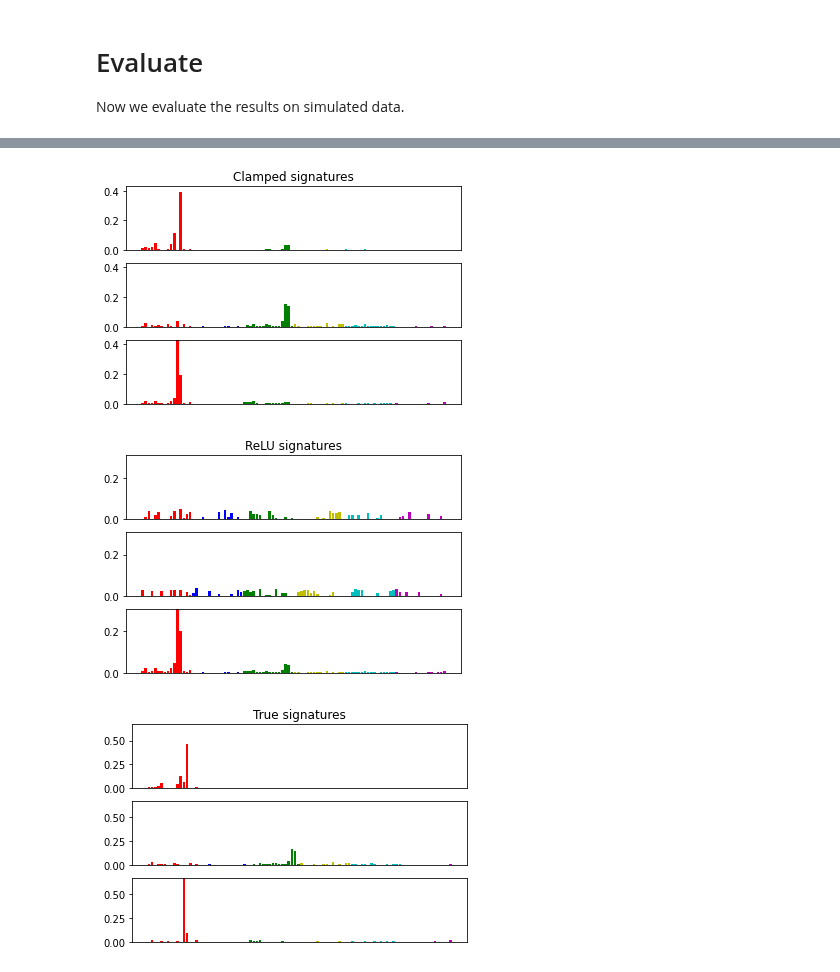
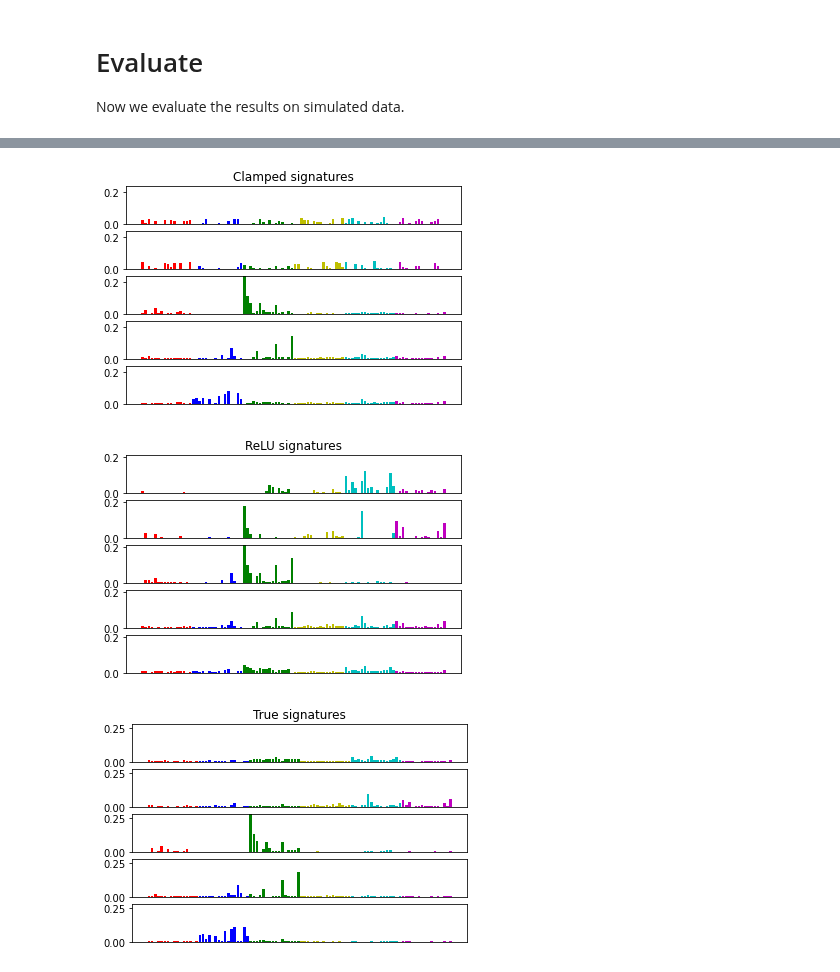
Before and after one commit to CLINDA-AAU/AAUtoSig, a Jupyter notebook: clamp_vs_relu.ipynb, the cells around one changed output, grey strips where cells are left out. Cells and saved outputs as stored; diff of their text form; code cells hidden in the pictures.

```diff
--- a/clamp_vs_relu.ipynb
+++ b/clamp_vs_relu.ipynb
@@ -166,0 +79,16 @@ perm_relu = cosine_HA(sigs_relu.T, S.T)[1]
+# %%
+cosine_clamp, perm_clamp = cosine_HA(sigs_clamp.T, S.T)
+cosine_relu, perm_relu = cosine_HA(sigs_relu.T, S.T)
+print("cosine values for clamped:")
+print(cosine_clamp.diagonal())
+print(np.mean(cosine_clamp.diagonal()))
+
+print("cosine values for relu:")
+print(cosine_relu.diagonal())
+print(np.mean(cosine_relu.diagonal()))
+
+cosine = cosine_HA(sigs_relu.T, sigs_clamp.T)[0].diagonal()
+
+print("cosine values between methods:")
+print(cosine)
+print(np.mean(cosine))
@@ -167,8 +105,8 @@ perm_relu = cosine_HA(sigs_relu.T, S.T)[1]
 # %%
-plotsigs(trinucleotide, sigs_clamp[perm_clamp].to_numpy(), 3, "Clamped signatures")
-plotsigs(trinucleotide, sigs_relu[perm_relu].to_numpy(), 3, "ReLU signatures")
-plotsigs(trinucleotide, S.to_numpy(), 3, "True signatures")
+plotsigs(trinucleotide, sigs_clamp[perm_clamp].to_numpy(), 5, "Clamped signatures")
+plotsigs(trinucleotide, sigs_relu[perm_relu].to_numpy(), 5, "ReLU signatures")
+plotsigs(trinucleotide, S.to_numpy(), 5, "True signatures")
 # %% [output]
-[figure, old version]
+[figure, new version]
-[figure, old version]
+[figure, new version]
-[figure, old version]
+[figure, new version]
```
Also changed, not shown: parts of 6 cells of this notebook, 2 other files.
